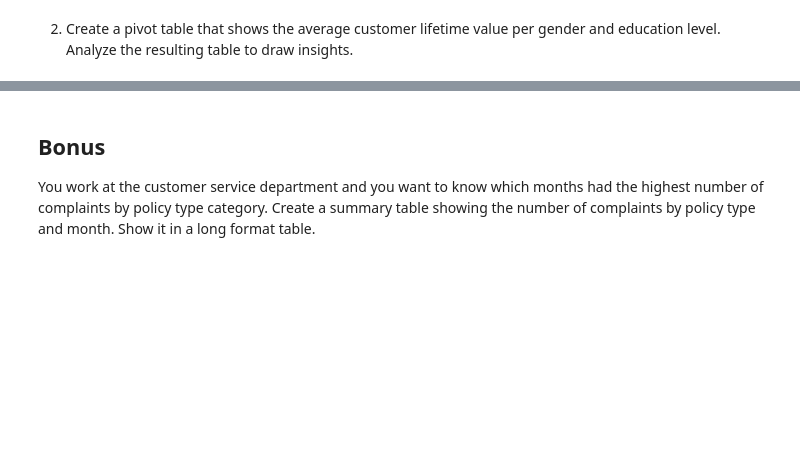
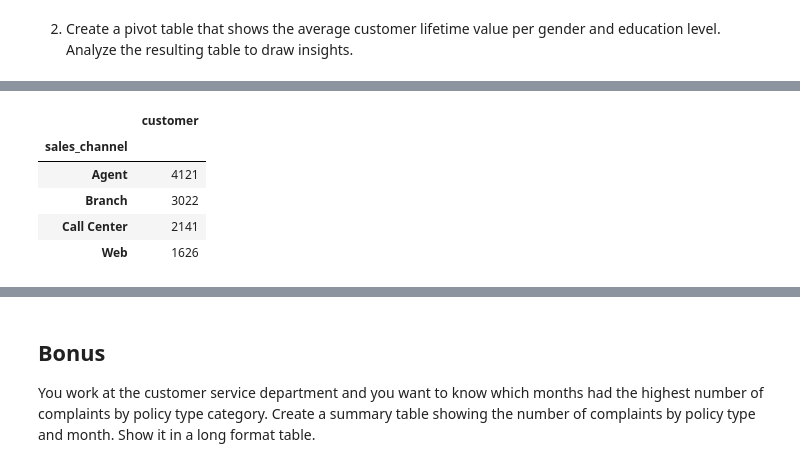
Before and after one commit to 125884236/lab-dw-data-structuring-and-combining, a Jupyter notebook: lab-dw-data-structuring-and-combining.ipynb, the cells around one changed output, grey strips where cells are left out. Saved outputs shown, nothing was run; the diff lists cells and outputs as text; code cells hidden in the pictures; blank space fills up the shorter version.

```diff
--- a/lab-dw-data-structuring-and-combining.ipynb
+++ b/lab-dw-data-structuring-and-combining.ipynb
@@ -68,0 +87,12 @@ Round the total revenue to 2 decimal points.  Analyze the resulting table to dra
+# %%
+# You work at the marketing department and you want to know which sales channel brought the most sales in terms of total revenue.
+# Using pivot, create a summary table showing the total revenue for each sales channel (branch, call center, web, and mail).
+
+df_marketing.groupby("sales_channel").agg({"customer": "count"})
+# %% [output]
+|  | customer |
+| sales_channel |  |
+| Agent | 4121 |
+| Branch | 3022 |
+| Call Center | 2141 |
+| Web | 1626 |
```
Also changed, not shown: parts of 9 cells of this notebook.
